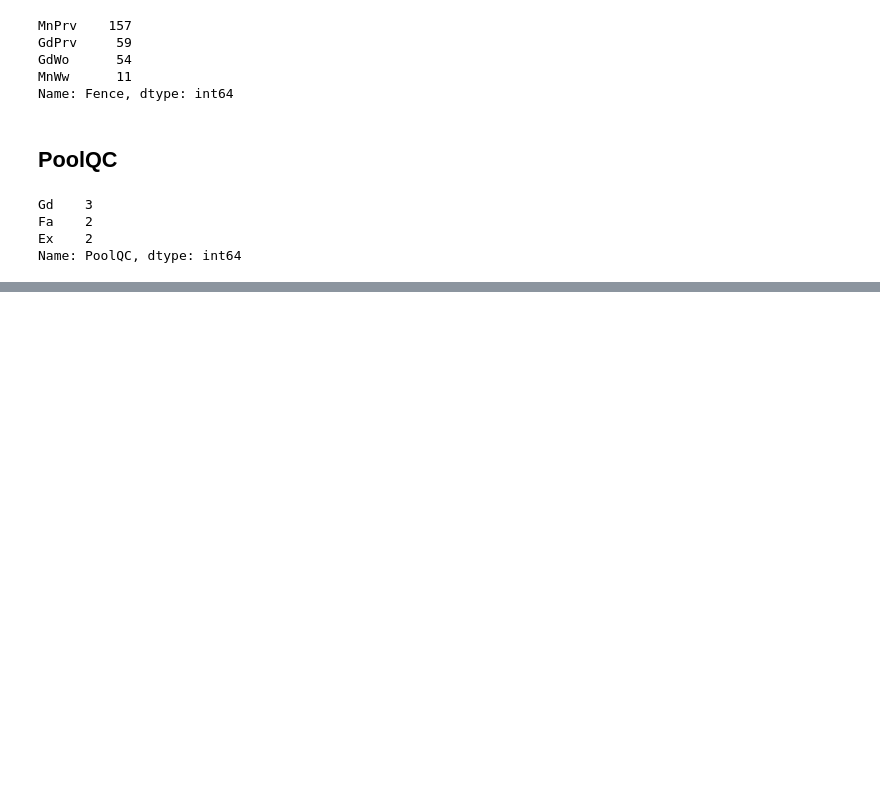
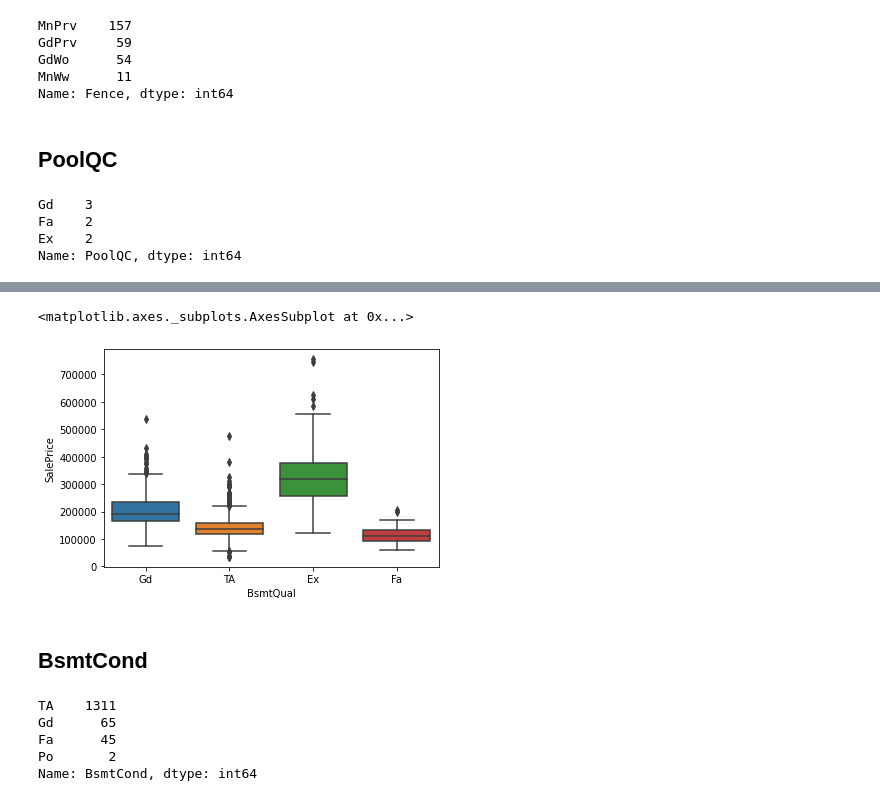
Before and after one commit to FoseFx/HousePrices, a Jupyter notebook: Data_exploration_housing_prices.ipynb, the cells around one changed output, grey strips where cells are left out. Saved outputs shown, nothing was run; the diff lists cells and outputs as text; code cells hidden in the pictures; blank space fills up the shorter version.

```diff
--- a/Data_exploration_housing_prices.ipynb
+++ b/Data_exploration_housing_prices.ipynb
@@ -732,0 +694,15 @@ Name: PoolQC, dtype: int64
+# %%
+sns.boxplot(data=df_train, y="SalePrice", x="BsmtQual")
+# %% [output]
+<matplotlib.axes._subplots.AxesSubplot at 0x...>
+[figure, added]
+# %% [markdown]
+## BsmtCond
+# %%
+df_train["BsmtCond"].value_counts()
+# %% [output]
+TA    1311
+Gd      65
+Fa      45
+Po       2
+Name: BsmtCond, dtype: int64
```
Also changed, not shown: parts of 24 cells of this notebook.
